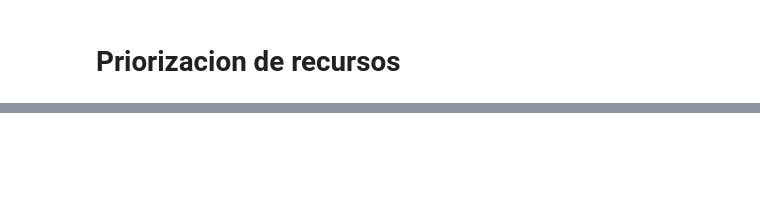
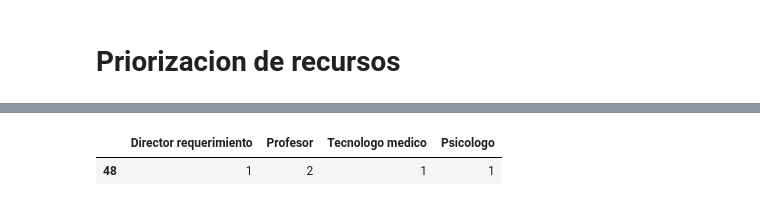
Before and after one commit to hugoferquiroz/Brecha-PRITE, a Jupyter notebook: scripts/calculo de la brecha.ipynb, the cells around one changed output, grey strips where cells are left out. Saved outputs shown, nothing was run; the diff lists cells and outputs as text; code cells hidden in the pictures; blank space fills up the shorter version.

```diff
--- a/scripts/calculo de la brecha.ipynb
+++ b/scripts/calculo de la brecha.ipynb
@@ -426,0 +439,5 @@ cr_region
+# %%
+df.loc[(df['Director requerimiento']!=0) & (df['Profesor']!=0) & (df['Tecnologo medico']!=0) & (df['Psicologo']!=0), ['Director requerimiento','Profesor','Tecnologo medico','Psicologo']]
+# %% [output]
+|  | Director requerimiento | Profesor | Tecnologo medico | Psicologo |
+| 48 | 1 | 2 | 1 | 1 |
```
Also changed, not shown: parts of 9 cells of this notebook.
